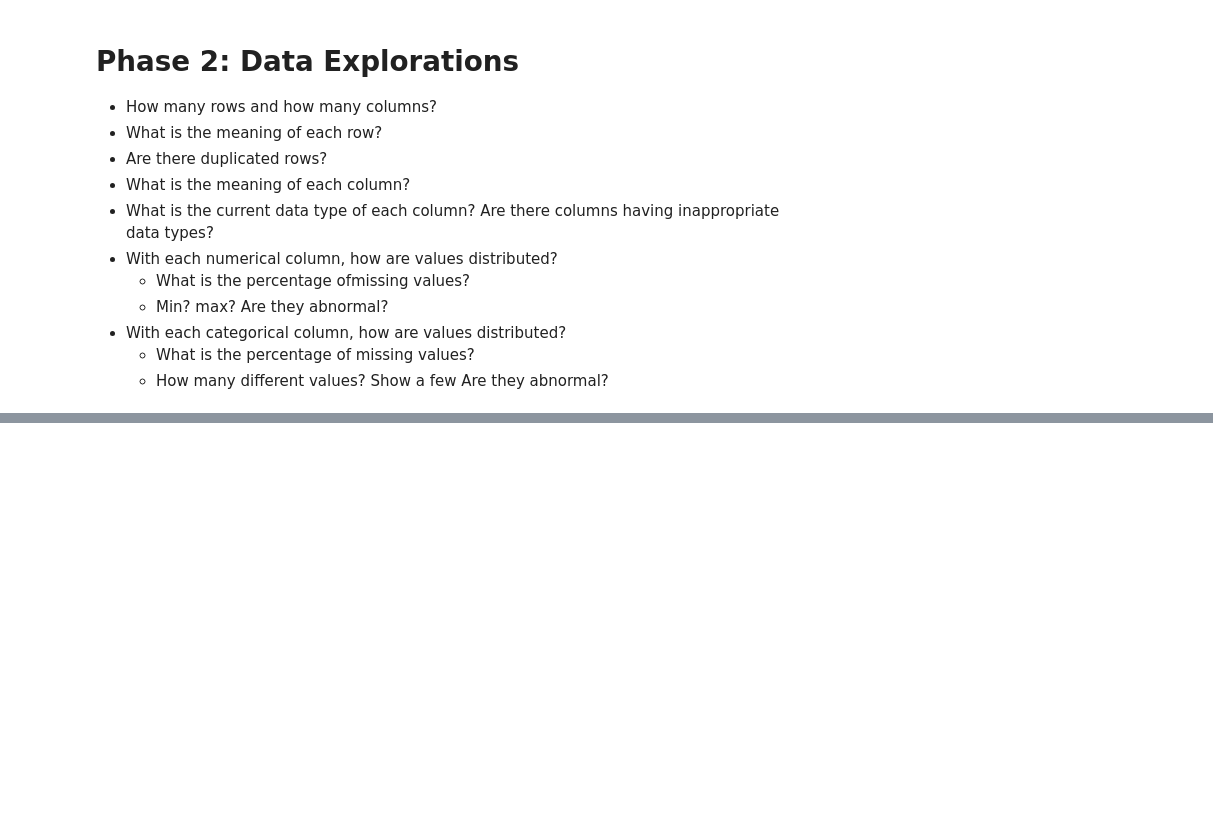
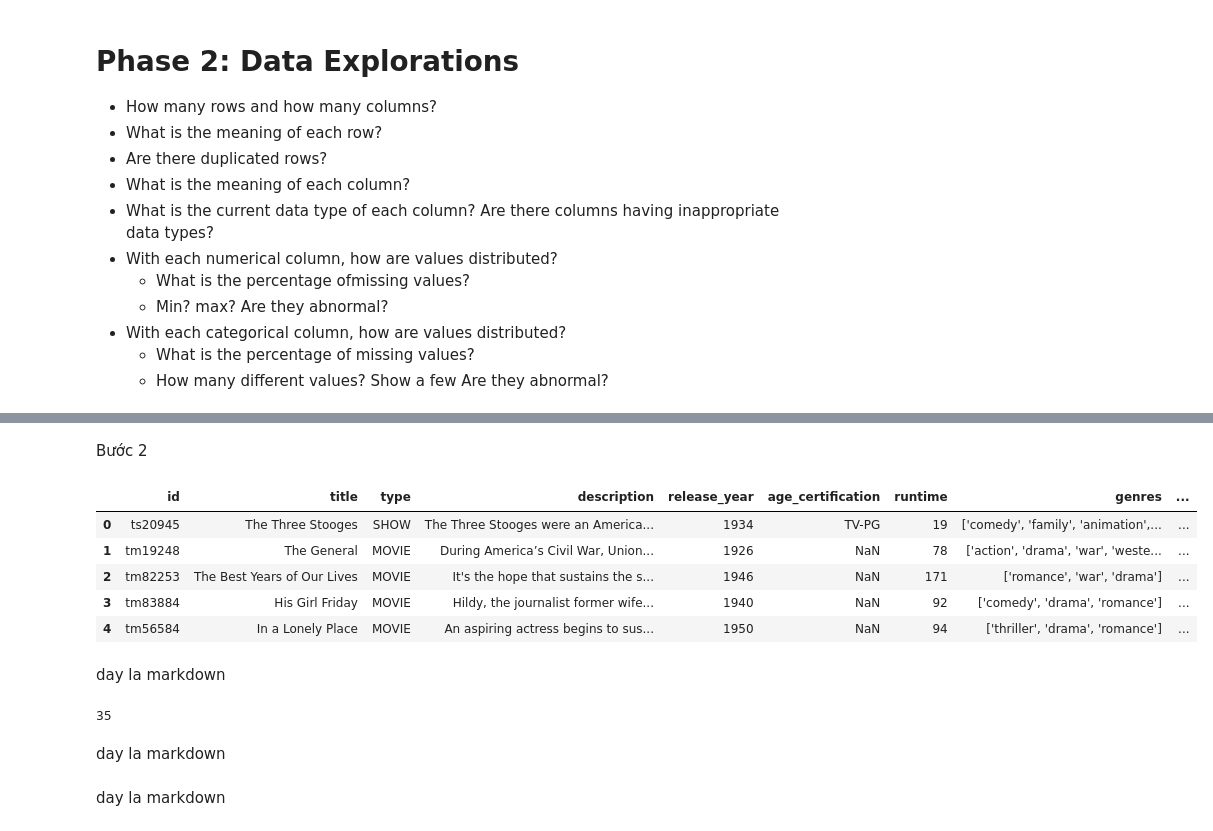
Before and after one commit to quytrungg/Group1_Final_Project_CSC17104, a Jupyter notebook: lab/phase_2_data_exploration/titles_exploration.ipynb, the cells around one changed output, grey strips where cells are left out. Cells and saved outputs as stored; diff of their text form; code cells hidden in the pictures; blank space fills up the shorter version.

Commit message:
Initialize skeleton for data import and exploration

```diff
--- a/lab/phase_2_data_exploration/titles_exploration.ipynb
+++ b/lab/phase_2_data_exploration/titles_exploration.ipynb
@@ -38,0 +29,20 @@ memory usage: 685.7+ KB
+# %% [markdown]
+Bước 2
+# %%
+df_titles_raw.head()
+# %% [output]
+|  | id | title | type | description | release_year | age_certification | runtime | genres | ... |
+| 0 | ts20945 | The Three Stooges | SHOW | The Three Stooges were an America... | 1934 | TV-PG | 19 | ['comedy', 'family', 'animation',... | ... |
+| 1 | tm19248 | The General | MOVIE | During America’s Civil War, Union... | 1926 | NaN | 78 | ['action', 'drama', 'war', 'weste... | ... |
+| 2 | tm82253 | The Best Years of Our Lives | MOVIE | It's the hope that sustains the s... | 1946 | NaN | 171 | ['romance', 'war', 'drama'] | ... |
+| 3 | tm83884 | His Girl Friday | MOVIE | Hildy, the journalist former wife... | 1940 | NaN | 92 | ['comedy', 'drama', 'romance'] | ... |
+| 4 | tm56584 | In a Lonely Place | MOVIE | An aspiring actress begins to sus... | 1950 | NaN | 94 | ['thriller', 'drama', 'romance'] | ... |
+# %% [markdown]
+day la markdown
+# %%
+num_duplicate_data = df_titles_raw.duplicated().sum()
+num_duplicate_data
+# %% [output]
+35
+# %% [markdown]
+day la markdown
@@ -38,0 +51,2 @@ memory usage: 685.7+ KB
+# %% [markdown]
+day la markdown
```
Also changed, not shown: parts of 19 cells of this notebook, 2 other files.
